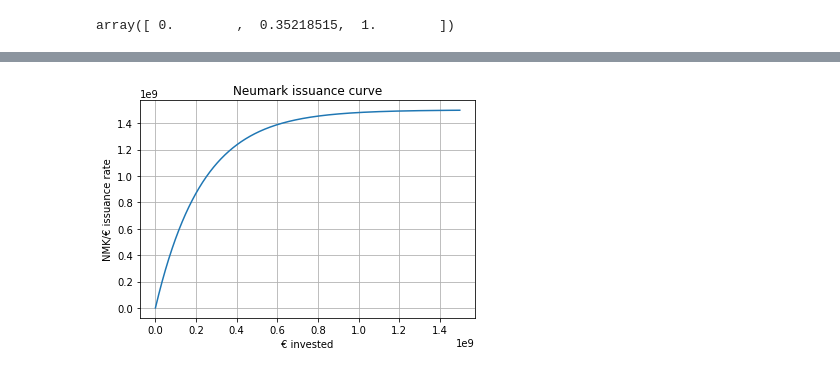
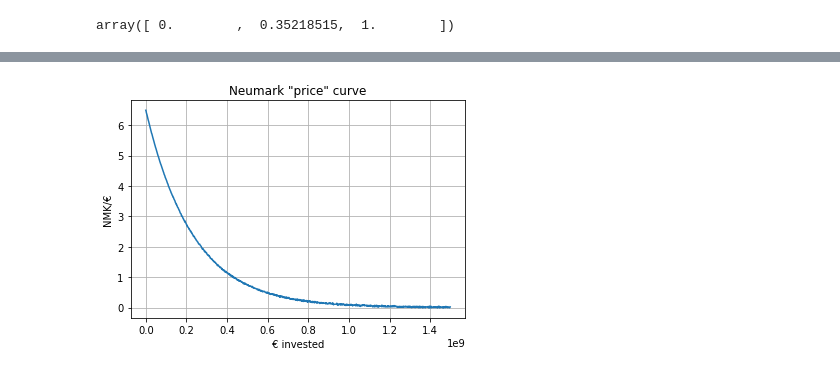
Before and after one commit to Neufund/ico-contracts, a Jupyter notebook: Curve.ipynb, the cells around one changed output, grey strips where cells are left out. Cells and saved outputs as stored; diff of their text form; code cells hidden in the pictures.

Commit message:
Implement issuance curve

```diff
--- a/Curve.ipynb
+++ b/Curve.ipynb
@@ -10,15 +13,17 @@ import scipy.optimize as spo
 # %%
-CAP = 1.5 * 10**9
+CAP = 15 * 10**8
 S = -6.5
 # %%
-def issuance(cummulative_euros):
-    return CAP * (1 - np.exp(S * cummulative_euros / CAP) )
-
 def issued(cummulative_euros):
-    return CAP * (1 - np.exp(S * cummulative_euros / CAP) )
+    if(cummulative_euros >= CAP):
+        cummulative_euros = CAP
+    return np.floor(CAP * (1 - np.exp(S * cummulative_euros / CAP) ))
 
 def frac(cummulative_euros):
     return issued(cummulative_euros) / issued(CAP)
+
+def issuance(cummulative_euros):
+    return scipy.misc.derivative(issued, cummulative_euros, dx=0.00001, n=1, order=7)
 # %%
 issuance(np.array([0.0, 10**8, CAP]))
 # %% [output]
@@ -34,13 +52,13 @@ array([ 0.        ,  0.35218515,  1.        ])
 # %%
 e = np.arange(0.0, CAP, CAP / 10**3)
 n = issuance(e)
 plt.plot(e, n)
 
 plt.xlabel('€ invested')
-plt.ylabel('NMK/€ issuance rate')
-plt.title('Neumark issuance curve')
+plt.ylabel('NMK/€')
+plt.title('Neumark "price" curve')
 plt.grid(True)
-plt.savefig("curve.png")
+plt.savefig("Issuance.png")
 plt.show()
 # %% [output]
-[figure, old version]
+[figure, new version]
```
Also changed, not shown: parts of 20 cells of this notebook, 4 other files.
